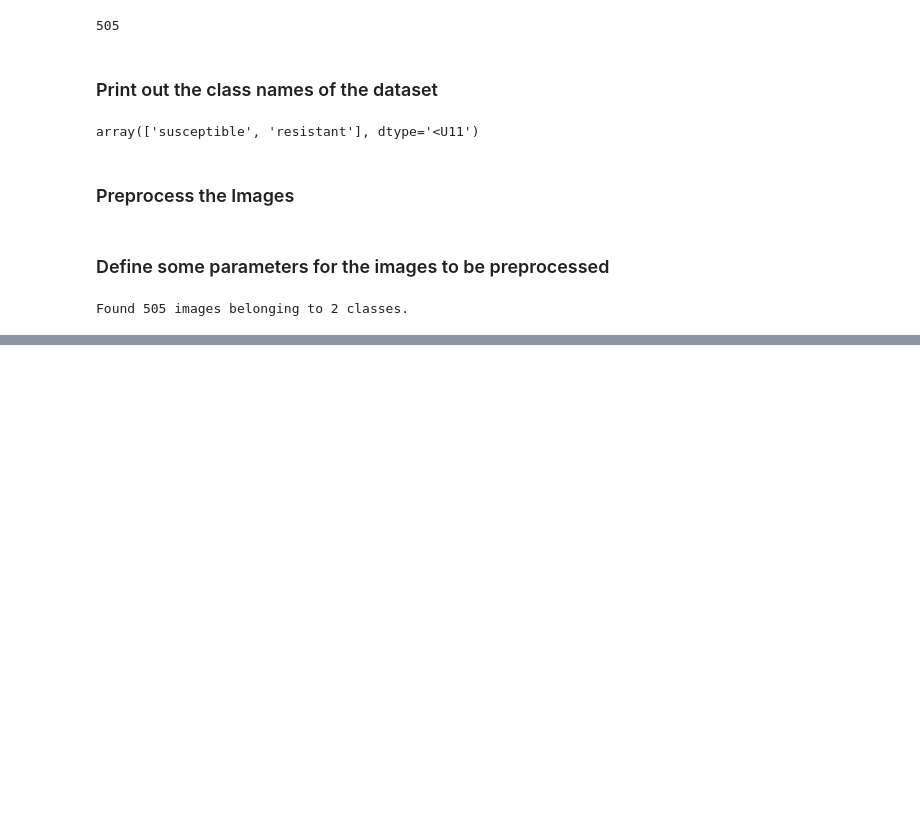
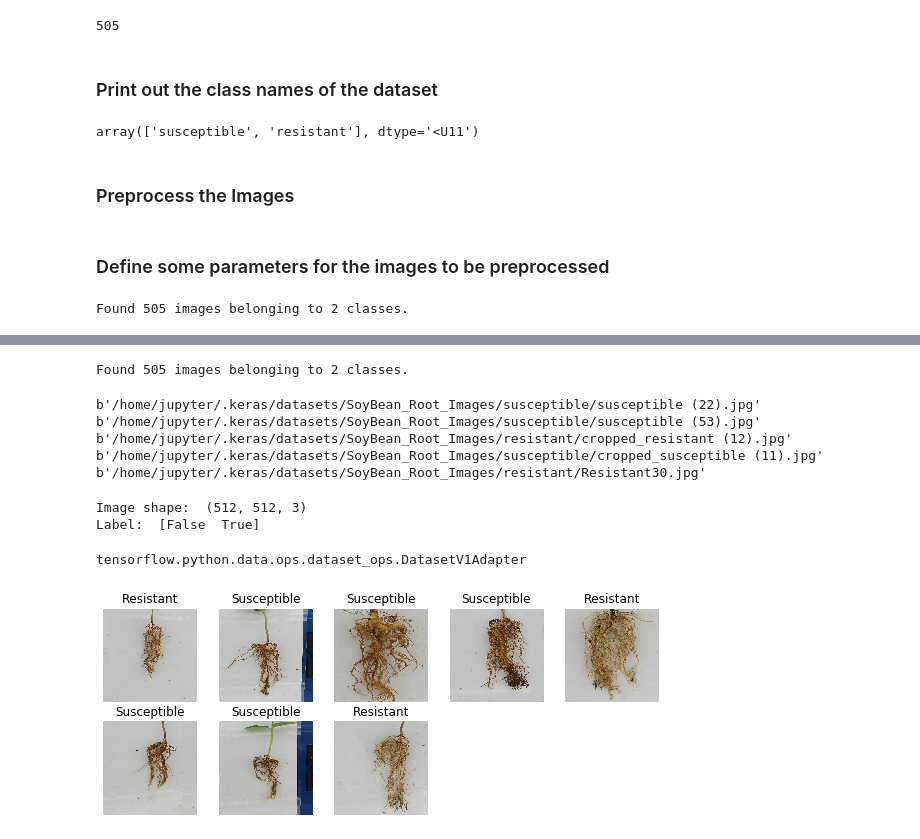
Before and after one commit to azibit/Soybean-Root-Image-Classifier, a Jupyter notebook: notebooks/TensorFlow Soybean Root Image Classification.ipynb, the cells around one changed output, grey strips where cells are left out. Saved outputs shown, nothing was run; the diff lists cells and outputs as text; code cells hidden in the pictures; blank space fills up the shorter version.

```diff
--- a/notebooks/TensorFlow Soybean Root Image Classification.ipynb
+++ b/notebooks/TensorFlow Soybean Root Image Classification.ipynb
@@ -72,0 +100,10 @@ Found 505 images belonging to 2 classes.
+# %%
+train_data_gen = ImageDataGenerator(rescale = 1/255.)
+train_generator = train_data_gen.flow_from_directory(
+    data_dir,
+    target_size = (IMG_HEIGHT, IMG_WIDTH),
+    batch_size = 128,
+    class_mode='categorical'
+)
+# %% [output]
+Found 505 images belonging to 2 classes.
@@ -72,0 +112,9 @@ Found 505 images belonging to 2 classes.
+# %%
+for f in list_ds.take(5):
+  print(f.numpy())
+# %% [output]
+b'/home/jupyter/.keras/datasets/SoyBean_Root_Images/susceptible/susceptible (22).jpg'
+b'/home/jupyter/.keras/datasets/SoyBean_Root_Images/susceptible/susceptible (53).jpg'
+b'/home/jupyter/.keras/datasets/SoyBean_Root_Images/resistant/cropped_resistant (12).jpg'
+b'/home/jupyter/.keras/datasets/SoyBean_Root_Images/susceptible/cropped_susceptible (11).jpg'
+b'/home/jupyter/.keras/datasets/SoyBean_Root_Images/resistant/Resistant30.jpg'
@@ -72,0 +135,52 @@ Found 505 images belonging to 2 classes.
+# %%
+def process_path(file_path):
+  label = get_label(file_path)
+  # load the raw data from the file as a string
+  img = tf.io.read_file(file_path)
+  img = decode_img(img)
+  return img, label
+# %%
+# Set `num_parallel_calls` so multiple images are loaded/processed in parallel.
+labeled_ds = list_ds.map(process_path, num_parallel_calls=AUTOTUNE)
+# %%
+for image, label in labeled_ds.take(1):
+  print("Image shape: ", image.numpy().shape)
+  print("Label: ", label.numpy())
+# %% [output]
+Image shape:  (512, 512, 3)
+Label:  [False  True]
+# %%
+def prepare_for_training(ds, cache=True, shuffle_buffer_size=1000):
+  # This is a small dataset, only load it once, and keep it in memory.
+  # use `.cache(filename)` to cache preprocessing work for datasets that don't
+  # fit in memory.
+  if cache:
+    if isinstance(cache, str):
+      ds = ds.cache(cache)
+    else:
+      ds = ds.cache()
+
+  ds = ds.shuffle(buffer_size=shuffle_buffer_size)
+
+  # Repeat forever
+  ds = ds.repeat()
+
+  ds = ds.batch(BATCH_SIZE)
+
+  # `prefetch` lets the dataset fetch batches in the background while the model
+  # is training.
+  ds = ds.prefetch(buffer_size=AUTOTUNE)
+
+  return ds
+# %%
+train_ds = prepare_for_training(labeled_ds)
+
+image_batch, label_batch = next(iter(train_ds))
+# %%
+type(train_ds)
+# %% [output]
+tensorflow.python.data.ops.dataset_ops.DatasetV1Adapter
+# %%
+show_batch(image_batch.numpy(), label_batch.numpy())
+# %% [output]
+[figure, added]
```
Also changed, not shown: parts of 10 cells of this notebook, 1 other file.
